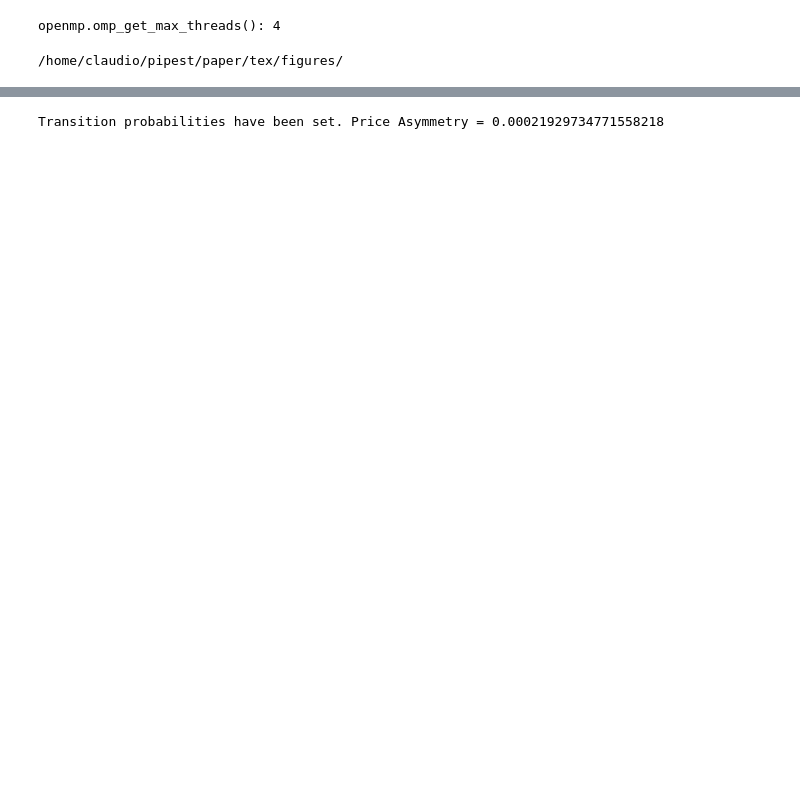
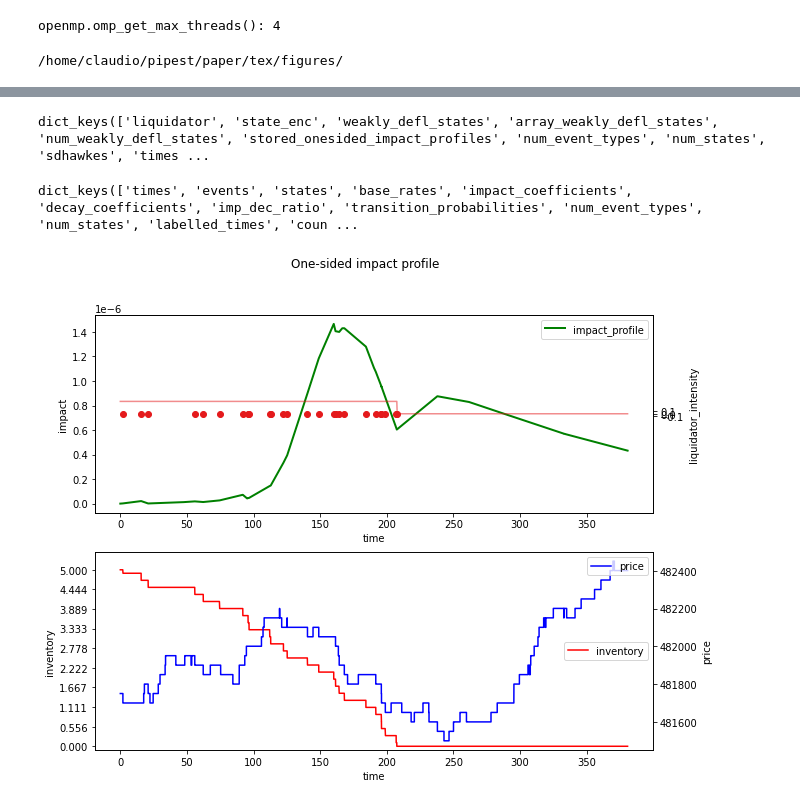
Before and after one commit to claudio-ICL/pipest, a Jupyter notebook: pipest/impact/models/explore_models.ipynb, the cells around one changed output, grey strips where cells are left out. Saved outputs shown, nothing was run; the diff lists cells and outputs as text; code cells hidden in the pictures; blank space fills up the shorter version.

```diff
--- a/pipest/impact/models/explore_models.ipynb
+++ b/pipest/impact/models/explore_models.ipynb
@@ -49,11 +49,11 @@ with open(path_impact+"/models/{}/{}_sdhawkes_{}_{}"
 # %%
-# try:
-#     with open(path_impact+"/models/{}/{}_{}_{}/{}_sdhawkes_{}_{}"
-#               .format(symbol, symbol, date, time_window, symbol, date, time_window), 'rb') as source:
-#         model=pickle.load(source)
-# except FileNotFoundError:
-#     with open(path_impact+"/models/{}/{}_sdhawkes_{}_{}"
-#               .format(symbol, symbol, date, time_window, symbol, date, time_window), 'rb') as source:
-#         model=pickle.load(source)
+try:
+    with open(path_impact+"/models/{}/{}_{}_{}/{}_sdhawkes_{}_{}_onesided_thesis_20201106"
+              .format(symbol, symbol, date, time_window, symbol, date, time_window), 'rb') as source:
+        model=pickle.load(source)
+except FileNotFoundError:
+    with open(path_impact+"/models/{}/{}_sdhawkes_{}_{}"
+              .format(symbol, symbol, date, time_window, symbol, date, time_window), 'rb') as source:
+        model=pickle.load(source)
 # %%
 print(model.archive)
@@ -78,7 +60,5 @@ print(model.archive)
 # %%
-model.set_transition_probabilities(model.transition_probabilities)
+# model.set_transition_probabilities(model.transition_probabilities)
-# %% [output]
-Transition probabilities have been set. Price Asymmetry = 0.00021929734771558218
 # %%
 for idx in model.archive:
     try:
@@ -96,7 +76,7 @@ for idx in model.archive:
     except:
         pass
 # %%
-idx='{}_sdhawkes_{}_{}_bm40'.format(symbol, date, time_window)
+idx='{}_sdhawkes_{}_{}_onesided_thesis_1s10'.format(symbol, date, time_window)
 model.liquidator=model.archive[idx]['liquidator']
 model.simulated_times=model.archive[idx]['simulated_times']
 model.simulated_events=model.archive[idx]['simulated_events']
@@ -105,6 +85,33 @@ model.simulated_intensities=model.archive[idx]['simulated_intensities']
 model.store_2Dstates()
 model.store_price_trajectory(type_of_input='simulated', initial_price=model.data.mid_price.iloc[0,1]+1.0,
                              ticksize=model.data.ticksize)
+model.archive[idx]['liquidator'].impact.df_impact_profile.sort_values(by='time', inplace=True, ignore_index=True)
+# %%
+print(model.archive[idx]['liquidator'].impact.__dict__.keys())
+# %% [output]
+dict_keys(['liquidator', 'state_enc', 'weakly_defl_states', 'array_weakly_defl_states', 'num_weakly_defl_states', 'stored_onesided_impact_profiles', 'num_event_types', 'num_states', 'sdhawkes', 'times ...
+# %%
+print(model.archive[idx]['liquidator'].impact.sdhawkes.__dict__.keys())
+# %% [output]
+dict_keys(['times', 'events', 'states', 'base_rates', 'impact_coefficients', 'decay_coefficients', 'imp_dec_ratio', 'transition_probabilities', 'num_event_types', 'num_states', 'labelled_times', 'coun ...
+# %%
+model.archive[idx]['liquidator'].impact.df_impact_profile.sort_values(by='time', inplace=True, ignore_index=True)
+# %%
+time_start = 0.0
+time_end = 400.0
+liq = model.archive[idx]['liquidator']
+plot_tools.plot_impact_profile(
+    liq.impact.sdhawkes.times,
+    liq.impact.sdhawkes.events,
+    model.simulated_price,
+    liq.inventory_trajectory,
+    model.simulated_intensities,
+    liq.impact.df_impact_profile.values,
+    time_start, time_end,
+    save_fig=False
+)
+# %% [output]
+[figure, added]
 # %%
 model.liquidator.print_info()
 print("number of liquidator's interventions: {}".format(np.sum(model.simulated_events==0)))
```
Also changed, not shown: parts of 4 cells of this notebook, 4 other files.
